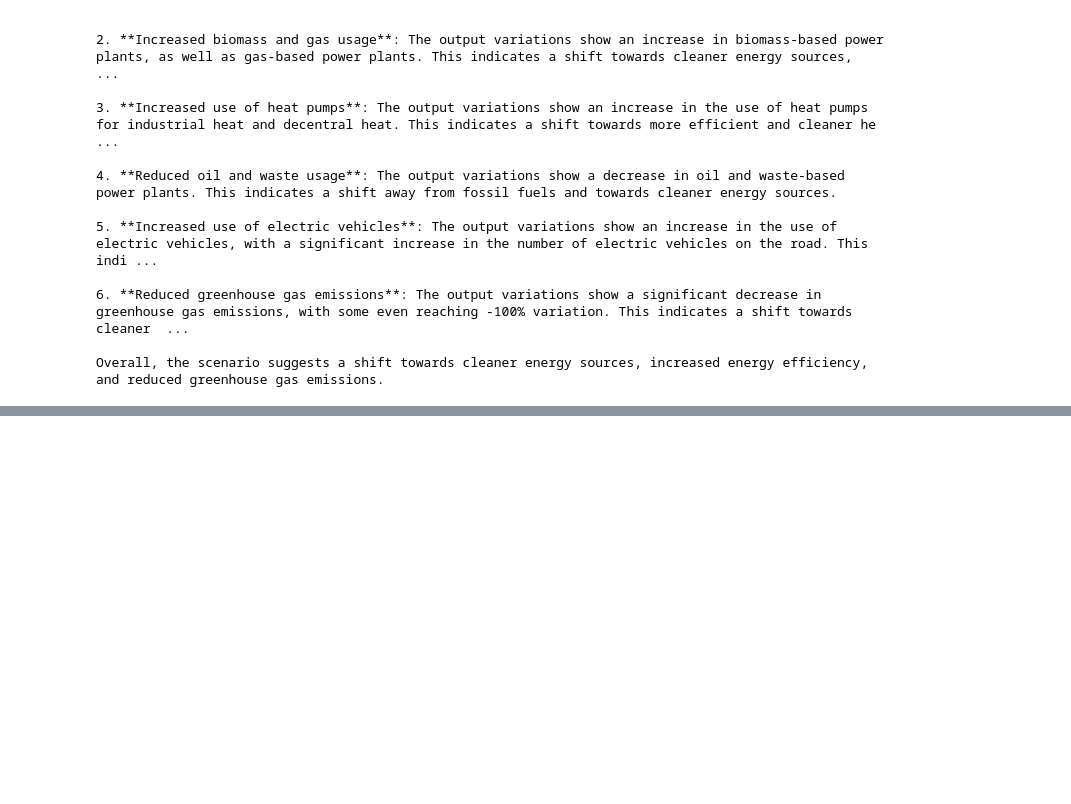
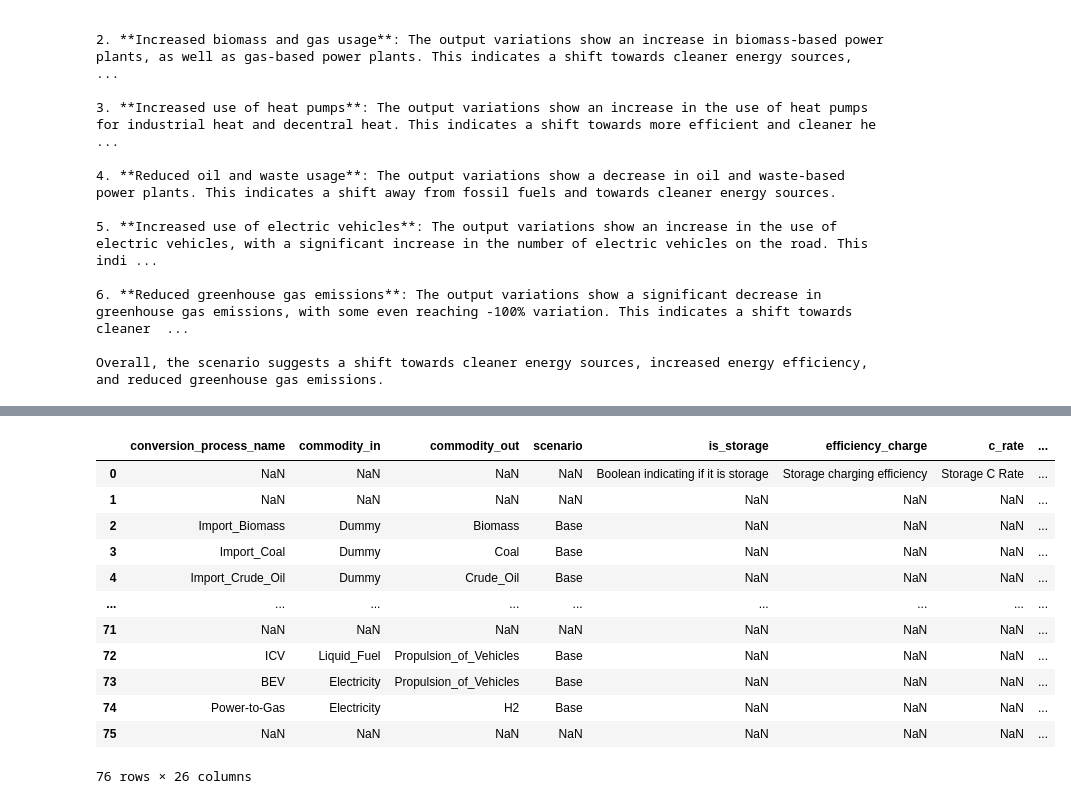
Before and after one commit to gu-trivelatto/ESIT, a Jupyter notebook: test_notebooks/lang_graph_test.ipynb, the cells around one changed output, grey strips where cells are left out. Cells and saved outputs as stored; diff of their text form; code cells hidden in the pictures; blank space fills up the shorter version.

```diff
--- a/test_notebooks/lang_graph_test.ipynb
+++ b/test_notebooks/lang_graph_test.ipynb
@@ -2836,0 +2829,42 @@ with pd.option_context('display.max_rows', None, 'display.max_columns', None):
+# %%
+import pandas as pd
+import numpy as np
+
+tmap = pd.ExcelFile('../CESM/Data/Techmap/DEModel.xlsx')
+df = pd.read_excel(tmap,"ConversionSubProcess")
+#df = df.iloc.dropna()
+df = df.loc[df['conversion_process_name'] != 'DEBUG', :]
+
+# conversion_processes = np.asarray(df.iloc[:,0].dropna())
+# mask = np.where(conversion_processes != 'DEBUG')
+# conversion_processes = conversion_processes[mask]
+# parameters = np.asarray(df.columns[4:])
+# descriptions = np.asarray(df.iloc[0,4:])
+# param_n_desc = np.empty((len(parameters),1),dtype=object)
+
+# for i in range(len(parameters)):
+#     param_n_desc[i] = f'{parameters[i]} - {descriptions[i]}'
+
+# cs = np.asarray(df.iloc[:,0:3].dropna())
+# mask = np.where(cs[:,0] != 'DEBUG')
+# cs = cs[mask]
+# conversion_subprocesses = np.empty((len(cs),1),dtype=object)
+
+# for i in range(len(cs)):
+#     conversion_subprocesses[i] = f'{cs[i,0]}@{cs[i,1]}@{cs[i,2]}'
+# %%
+df
+# %% [output]
+|  | conversion_process_name | commodity_in | commodity_out | scenario | is_storage | efficiency_charge | c_rate | ... |
+| 0 | NaN | NaN | NaN | NaN | Boolean indicating if it is storage | Storage charging efficiency | Storage C Rate | ... |
+| 1 | NaN | NaN | NaN | NaN | NaN | NaN | NaN | ... |
+| 2 | Import_Biomass | Dummy | Biomass | Base | NaN | NaN | NaN | ... |
+| 3 | Import_Coal | Dummy | Coal | Base | NaN | NaN | NaN | ... |
+| 4 | Import_Crude_Oil | Dummy | Crude_Oil | Base | NaN | NaN | NaN | ... |
+| ... | ... | ... | ... | ... | ... | ... | ... | ... |
+| 71 | NaN | NaN | NaN | NaN | NaN | NaN | NaN | ... |
+| 72 | ICV | Liquid_Fuel | Propulsion_of_Vehicles | Base | NaN | NaN | NaN | ... |
+| 73 | BEV | Electricity | Propulsion_of_Vehicles | Base | NaN | NaN | NaN | ... |
+| 74 | Power-to-Gas | Electricity | H2 | Base | NaN | NaN | NaN | ... |
+| 75 | NaN | NaN | NaN | NaN | NaN | NaN | NaN | ... |
+76 rows × 26 columns
```
Also changed, not shown: parts of 8 cells of this notebook, 2 other files.
